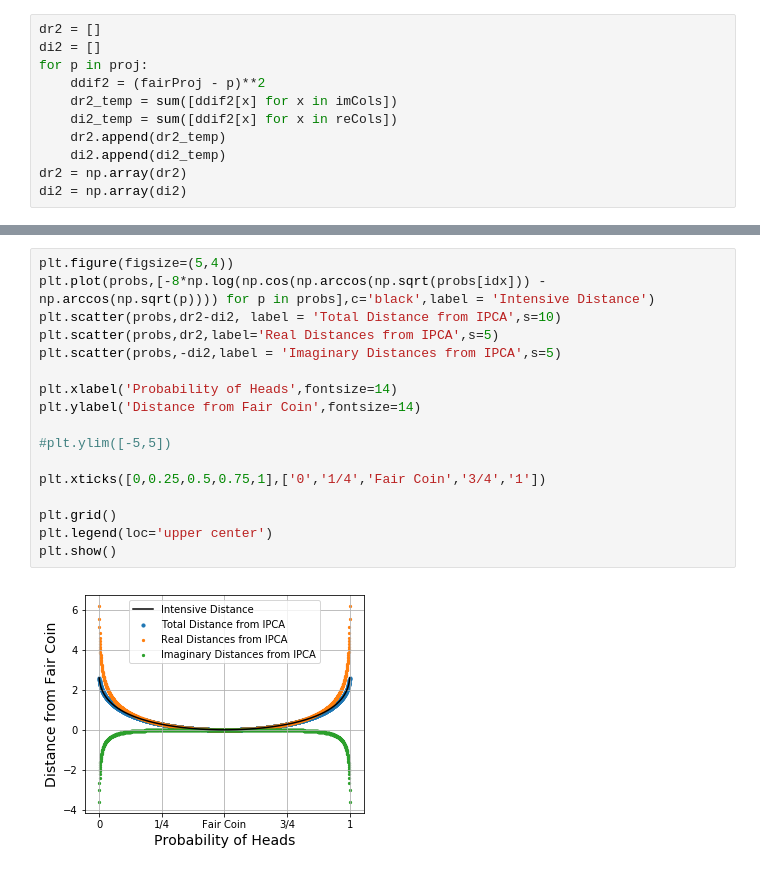
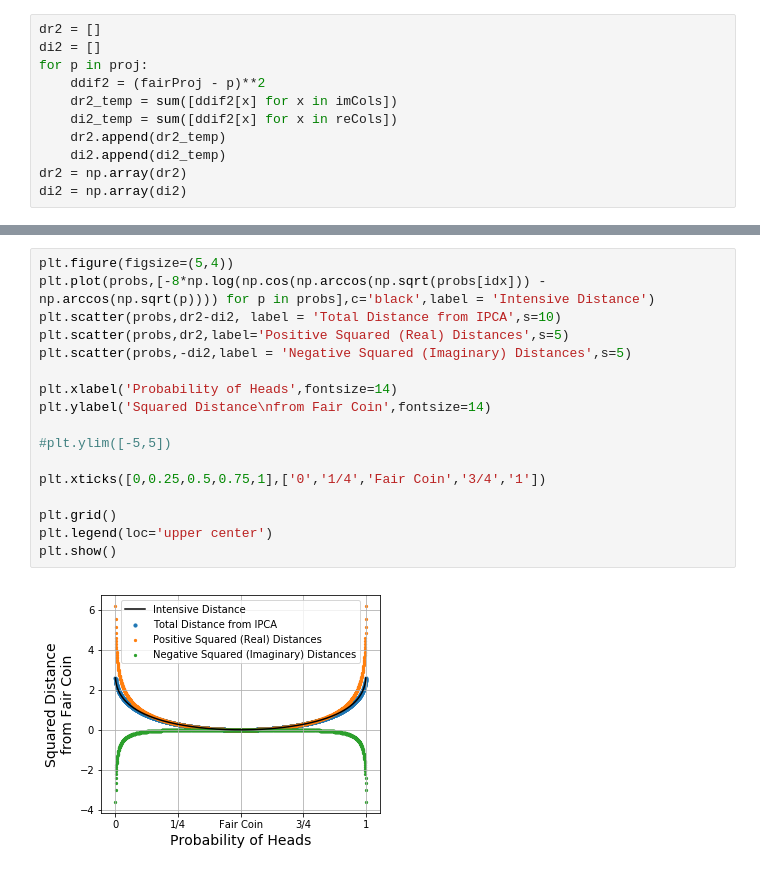
Before and after one commit to katnquinn/1Spin, a Jupyter notebook: Coin Toss-Copy1.ipynb, the cells around one changed output, grey strips where cells are left out. Cells and saved outputs as stored; diff of their text form.

Commit message:
modifying coin toss

```diff
--- a/Coin Toss-Copy1.ipynb
+++ b/Coin Toss-Copy1.ipynb
@@ -205,19 +205,19 @@ plt.show()
 # %%
 plt.figure(figsize=(5,4))
 plt.plot(probs,[-8*np.log(np.cos(np.arccos(np.sqrt(probs[idx])) - np.arccos(np.sqrt(p)))) for p in probs],c='black',label = 'Intensive Distance')
 plt.scatter(probs,dr2-di2, label = 'Total Distance from IPCA',s=10)
-plt.scatter(probs,dr2,label='Real Distances from IPCA',s=5)
-plt.scatter(probs,-di2,label = 'Imaginary Distances from IPCA',s=5)
+plt.scatter(probs,dr2,label='Positive Squared (Real) Distances',s=5)
+plt.scatter(probs,-di2,label = 'Negative Squared (Imaginary) Distances',s=5)
 
 plt.xlabel('Probability of Heads',fontsize=14)
-plt.ylabel('Distance from Fair Coin',fontsize=14)
+plt.ylabel('Squared Distance\nfrom Fair Coin',fontsize=14)
 
 #plt.ylim([-5,5])
 
 plt.xticks([0,0.25,0.5,0.75,1],['0','1/4','Fair Coin','3/4','1'])
 
 plt.grid()
 plt.legend(loc='upper center')
 plt.show()
 # %% [output]
-[figure, old version]
+[figure, new version]
```
Also changed, not shown: parts of 4 cells of this notebook.
